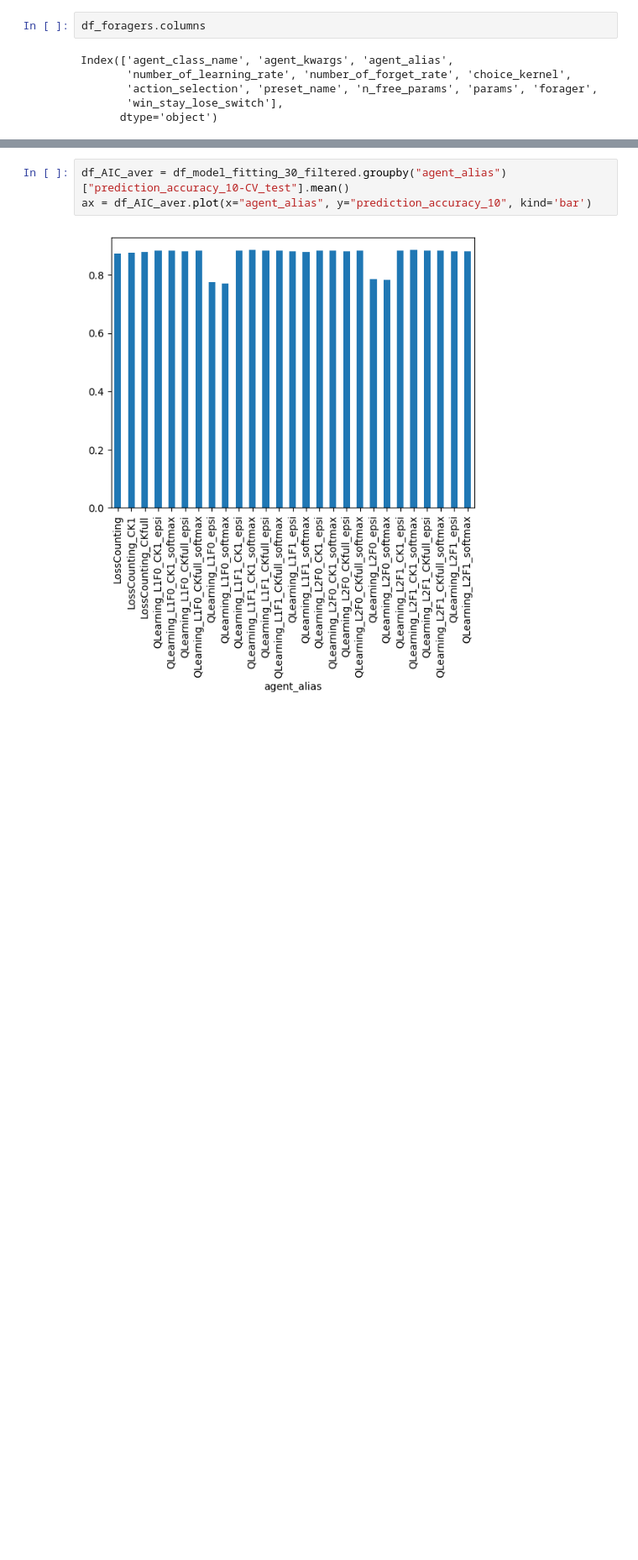
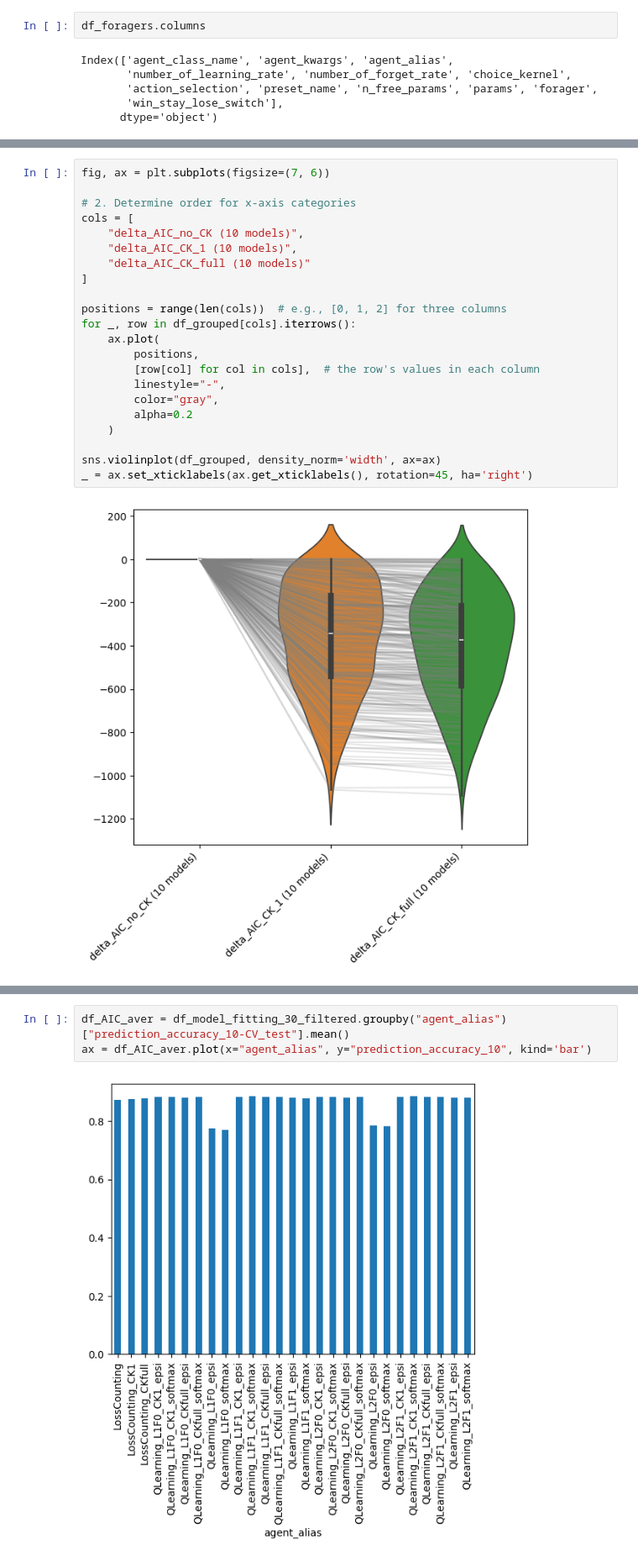
Before and after one commit to AllenNeuralDynamics/aind-dynamic-foraging-population-analysis, a Jupyter notebook: notebooks/demo_RL_models.ipynb, the cells around one changed output, grey strips where cells are left out. Shown at 84% size. Cells and saved outputs as stored; diff of their text form; blank space fills up the shorter version.

```diff
--- a/notebooks/demo_RL_models.ipynb
+++ b/notebooks/demo_RL_models.ipynb
@@ -201,0 +236,24 @@ The `scale` parameter has been renamed and will be removed in v0.15.0. Pass `den
+# %%
+fig, ax = plt.subplots(figsize=(7, 6))
+
+# 2. Determine order for x-axis categories
+cols = [
+    "delta_AIC_no_CK (10 models)",
+    "delta_AIC_CK_1 (10 models)",
+    "delta_AIC_CK_full (10 models)"
+]
+
+positions = range(len(cols))  # e.g., [0, 1, 2] for three columns
+for _, row in df_grouped[cols].iterrows():
+    ax.plot(
+        positions,
+        [row[col] for col in cols],  # the row's values in each column
+        linestyle="-",
+        color="gray",
+        alpha=0.2
+    )
+
+sns.violinplot(df_grouped, density_norm='width', ax=ax)
+_ = ax.set_xticklabels(ax.get_xticklabels(), rotation=45, ha='right')
+# %% [output]
+[figure, added]
```
Also changed, not shown: parts of 20 cells of this notebook.
